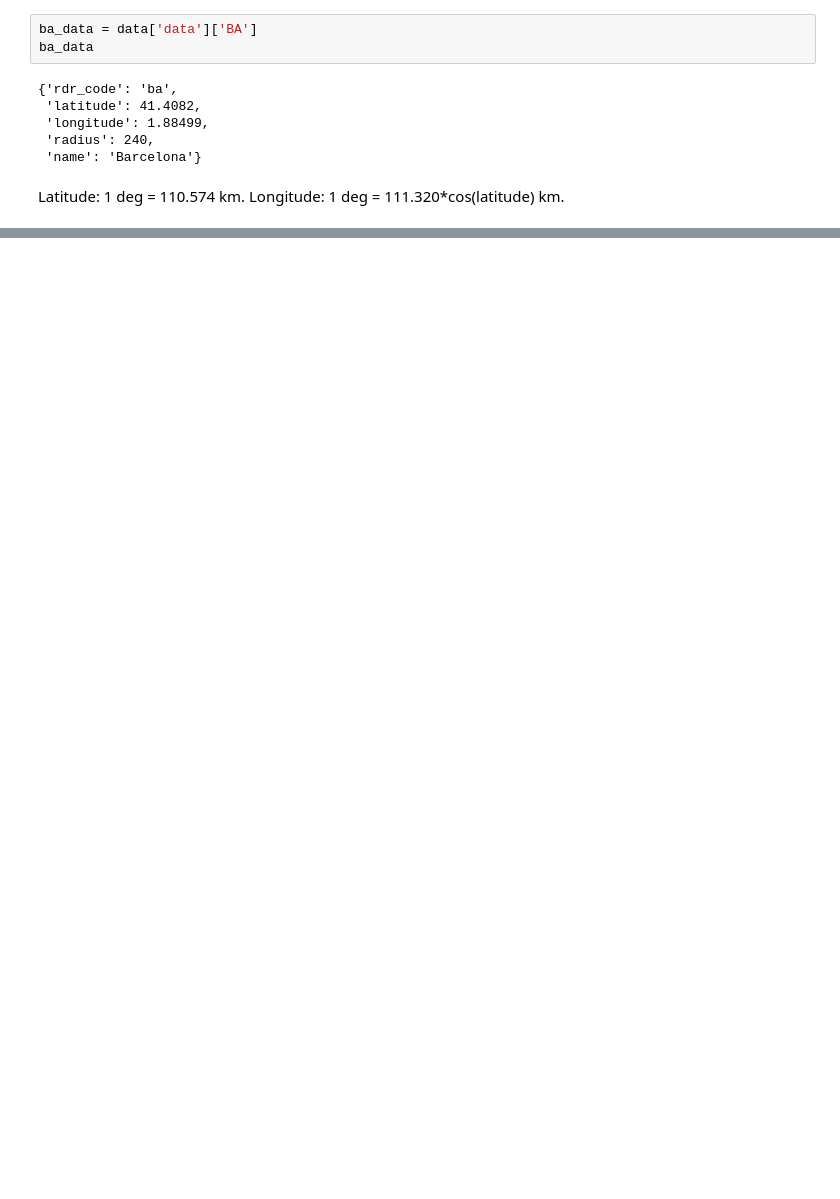
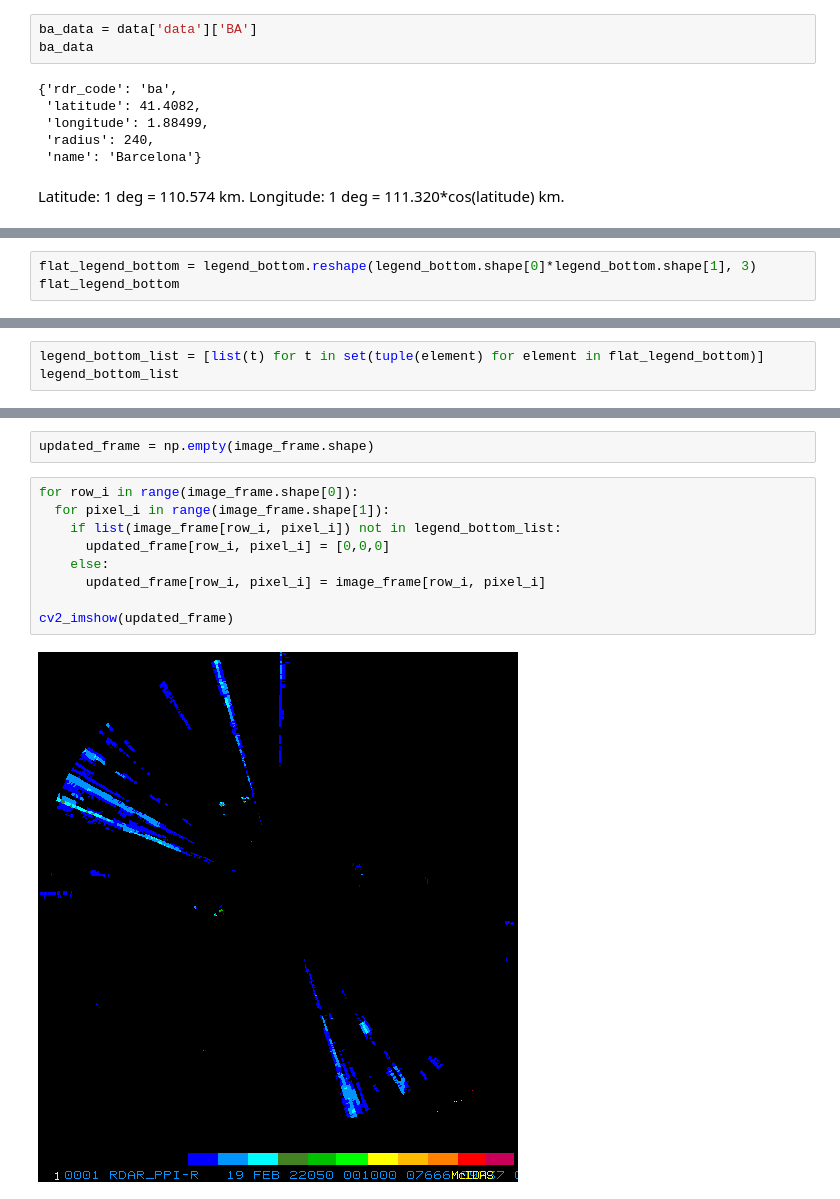
Before and after one commit to melihkurtaran/DNA_hackathon, a Jupyter notebook: MainCode.ipynb, the cells around one changed output, grey strips where cells are left out. Drawn from its saved outputs; the diff is of its cells as text; blank space fills up the shorter version.

```diff
--- a/MainCode.ipynb
+++ b/MainCode.ipynb
@@ -109,0 +146,3 @@ frame_long_diff = 1/(111.320*np.cos(ba_data['latitude']))
+# %%
+flat_legend_bottom = legend_bottom.reshape(legend_bottom.shape[0]*legend_bottom.shape[1], 3)
+flat_legend_bottom
@@ -109,0 +157,3 @@ frame_long_diff = 1/(111.320*np.cos(ba_data['latitude']))
+# %%
+legend_bottom_list = [list(t) for t in set(tuple(element) for element in flat_legend_bottom)]
+legend_bottom_list
@@ -109,0 +177,13 @@ frame_long_diff = 1/(111.320*np.cos(ba_data['latitude']))
+# %%
+updated_frame = np.empty(image_frame.shape)
+# %%
+for row_i in range(image_frame.shape[0]):
+  for pixel_i in range(image_frame.shape[1]):
+    if list(image_frame[row_i, pixel_i]) not in legend_bottom_list:
+      updated_frame[row_i, pixel_i] = [0,0,0]
+    else:
+      updated_frame[row_i, pixel_i] = image_frame[row_i, pixel_i]
+
+cv2_imshow(updated_frame)
+# %% [output]
+[figure, added]
```
Also changed, not shown: parts of 19 cells of this notebook.
